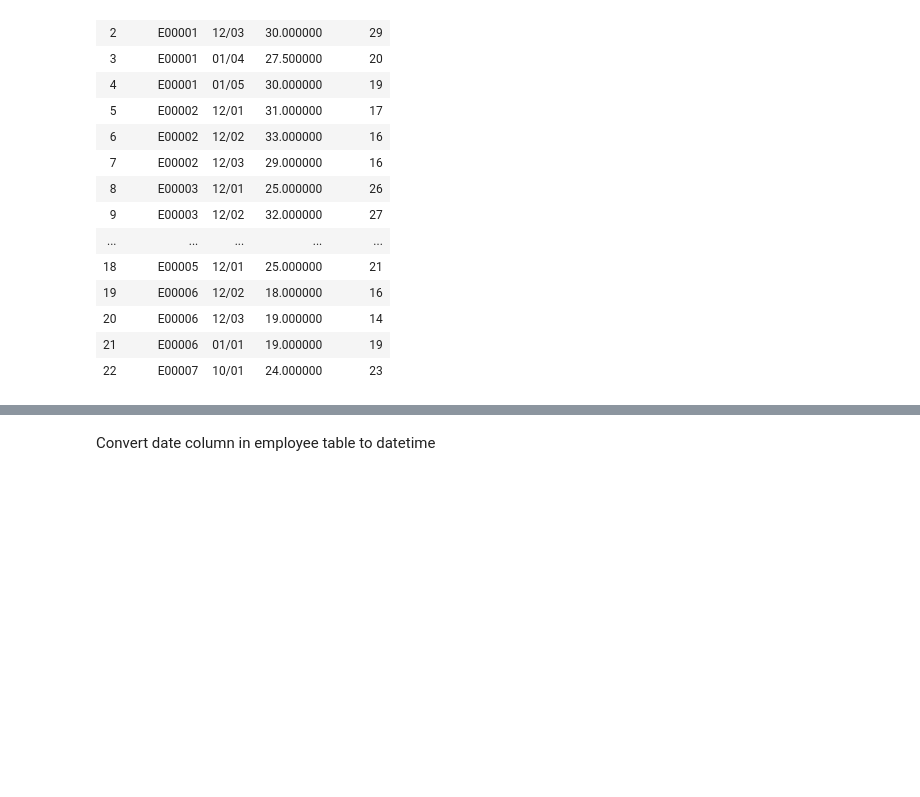
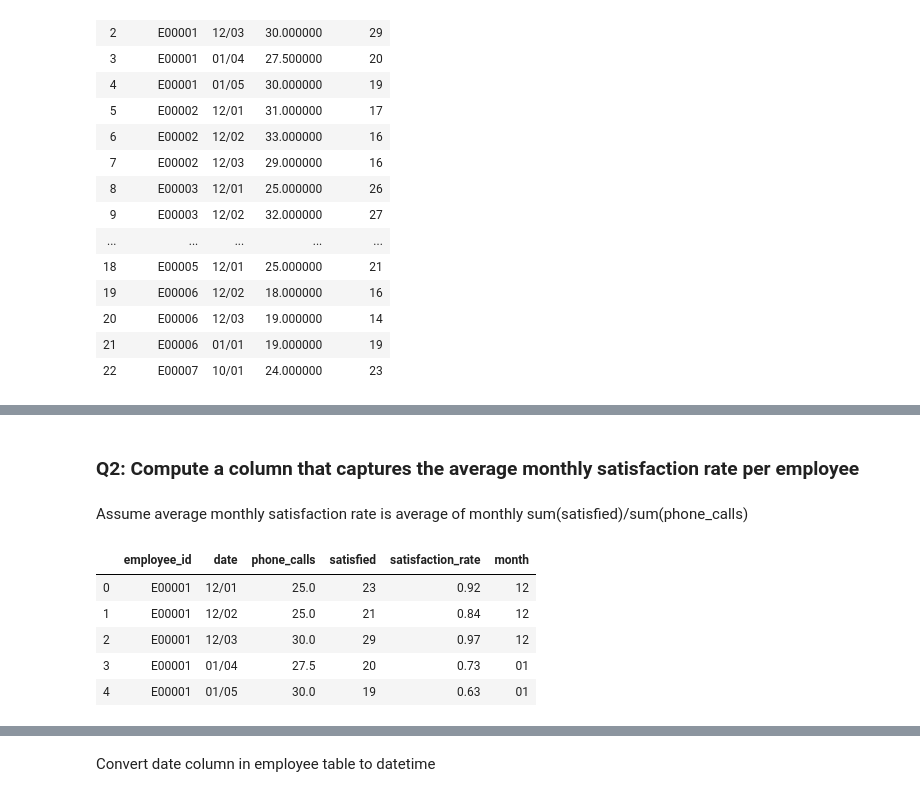
Before and after one commit to jfleury12/people-analytics-sample, a Jupyter notebook: notebooks/sample-fleury.ipynb, the cells around one changed output, grey strips where cells are left out. Saved outputs shown, nothing was run; the diff lists cells and outputs as text; code cells hidden in the pictures; blank space fills up the shorter version.

```diff
--- a/notebooks/sample-fleury.ipynb
+++ b/notebooks/sample-fleury.ipynb
@@ -168,0 +197,15 @@ emp_df
+# %% [markdown]
+### Q2: Compute a column that captures the average monthly satisfaction rate per employee
+# %% [markdown]
+Assume average monthly satisfaction rate is average of monthly sum(satisfied)/sum(phone_calls)
+# %%
+# create a separate month column
+emp_df['month'] = emp_df.date.apply(lambda x: x[:2])
+emp_df.head()
+# %% [output]
+|  | employee_id | date | phone_calls | satisfied | satisfaction_rate | month |
+| 0 | E00001 | 12/01 | 25.0 | 23 | 0.92 | 12 |
+| 1 | E00001 | 12/02 | 25.0 | 21 | 0.84 | 12 |
+| 2 | E00001 | 12/03 | 30.0 | 29 | 0.97 | 12 |
+| 3 | E00001 | 01/04 | 27.5 | 20 | 0.73 | 01 |
+| 4 | E00001 | 01/05 | 30.0 | 19 | 0.63 | 01 |
```
Also changed, not shown: parts of 10 cells of this notebook.
